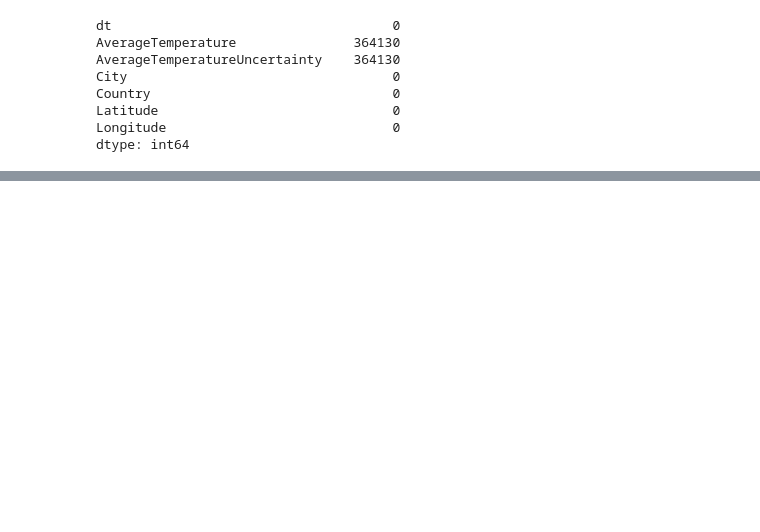
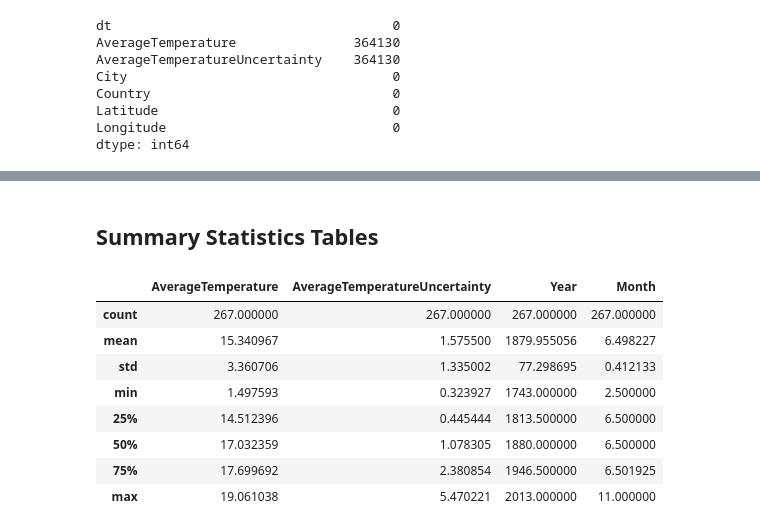
Before and after one commit to POLO6eek/ECO225Project, a Jupyter notebook: Code/ECO225_Project_1.ipynb, the cells around one changed output, grey strips where cells are left out. Saved outputs shown, nothing was run; the diff lists cells and outputs as text; code cells hidden in the pictures; blank space fills up the shorter version.

```diff
--- a/Code/ECO225_Project_1.ipynb
+++ b/Code/ECO225_Project_1.ipynb
@@ -64,0 +107,15 @@ Name: Year, dtype: float64
+# %% [markdown]
+## Summary Statistics Tables
+# %%
+# Describing X and Y variables
+gb_year[['AverageTemperature', 'AverageTemperatureUncertainty', 'Year', 'Month']].describe()
+# %% [output]
+|  | AverageTemperature | AverageTemperatureUncertainty | Year | Month |
+| count | 267.000000 | 267.000000 | 267.000000 | 267.000000 |
+| mean | 15.340967 | 1.575500 | 1879.955056 | 6.498227 |
+| std | 3.360706 | 1.335002 | 77.298695 | 0.412133 |
+| min | 1.497593 | 0.323927 | 1743.000000 | 2.500000 |
+| 25% | 14.512396 | 0.445444 | 1813.500000 | 6.500000 |
+| 50% | 17.032359 | 1.078305 | 1880.000000 | 6.500000 |
+| 75% | 17.699692 | 2.380854 | 1946.500000 | 6.501925 |
+| max | 19.061038 | 5.470221 | 2013.000000 | 11.000000 |
```
Also changed, not shown: parts of 17 cells of this notebook.
